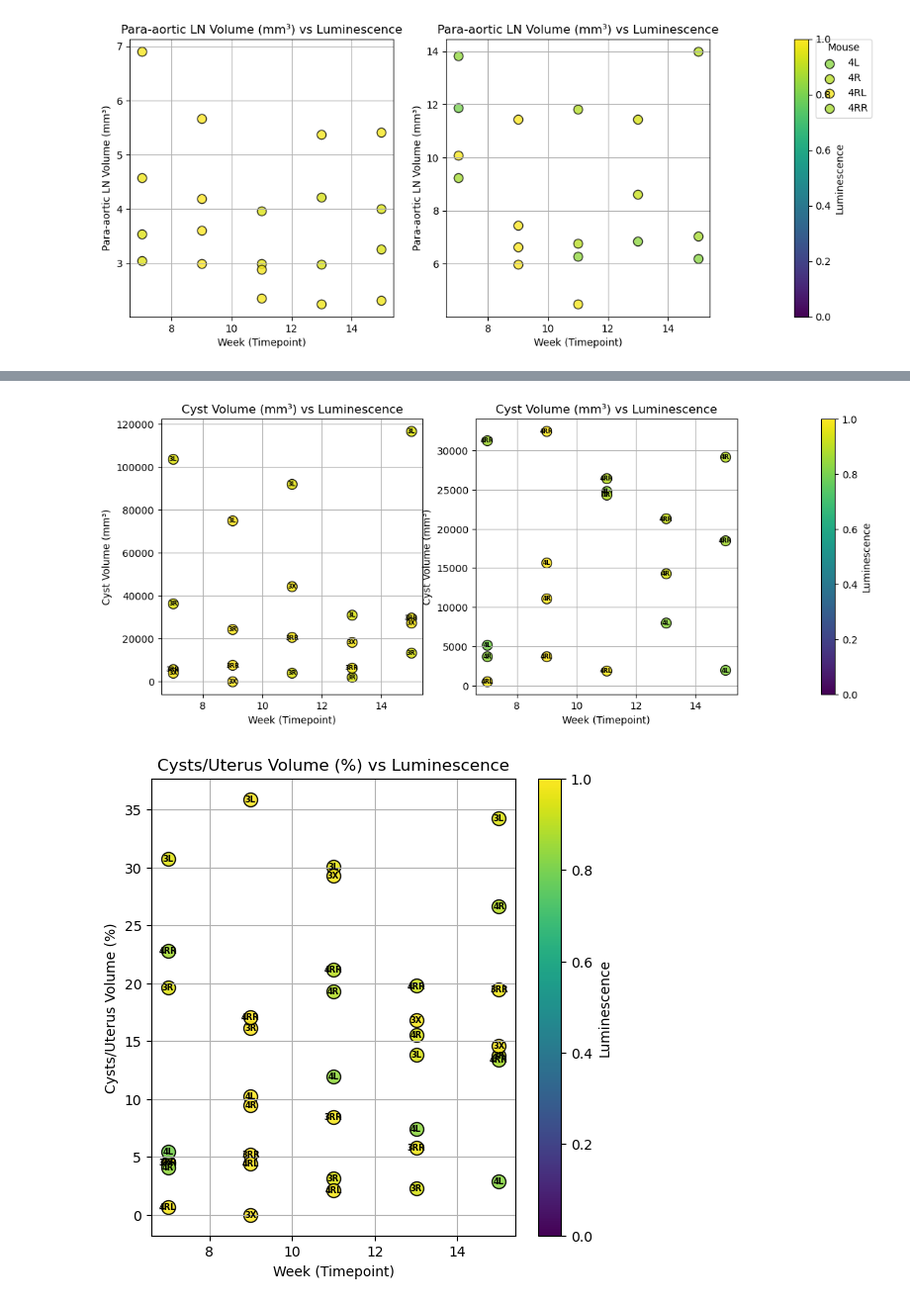
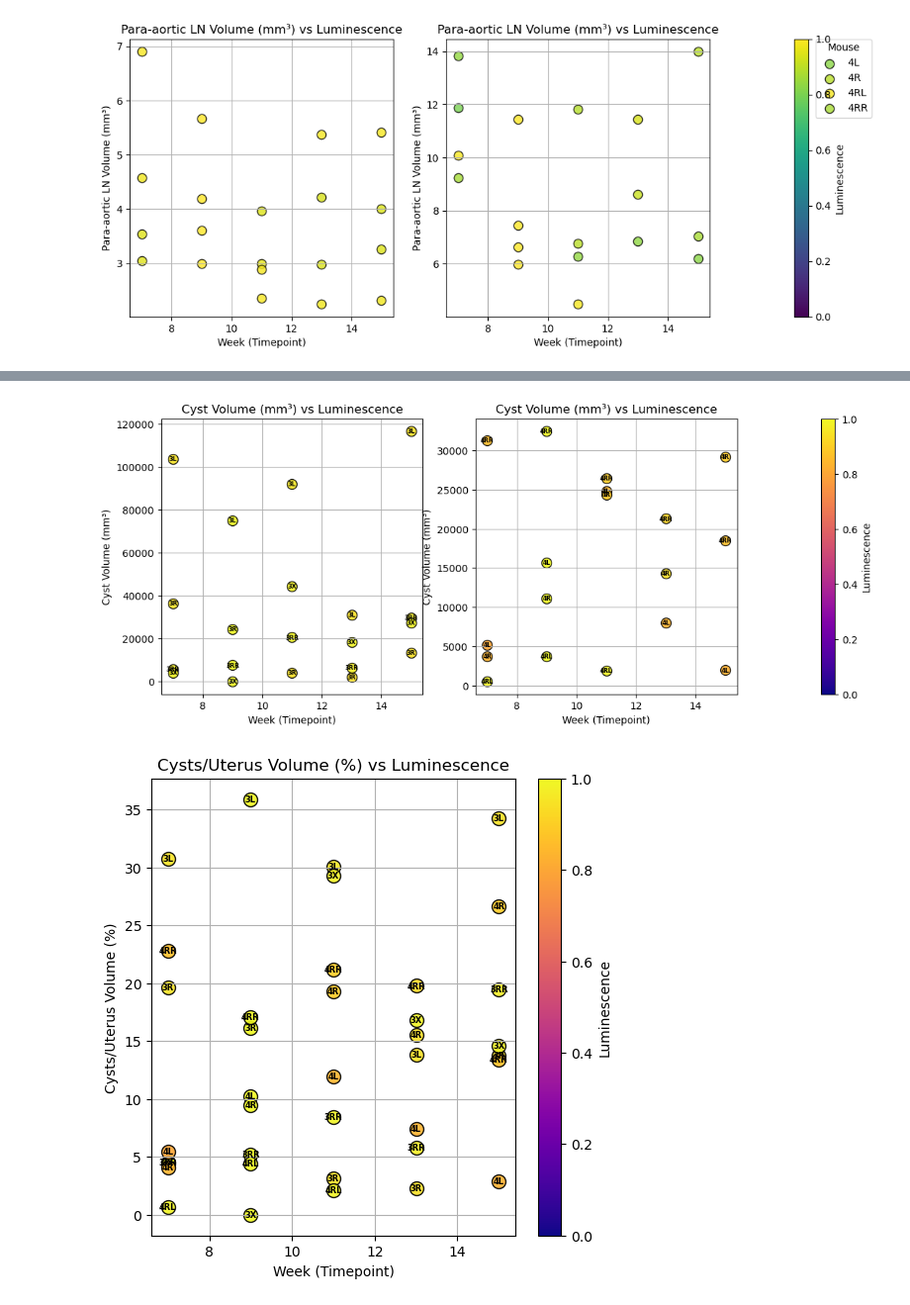
Before and after one commit to vrama16/LymeDisease, a Jupyter notebook: ChangesOverTimeEverything.ipynb, the cells around one changed output, grey strips where cells are left out. Shown at 99% size. Saved outputs shown, nothing was run; the diff lists cells and outputs as text; code cells hidden in the pictures.

Commit message:
plasma

```diff
--- a/ChangesOverTimeEverything.ipynb
+++ b/ChangesOverTimeEverything.ipynb
@@ -196,7 +196,7 @@ def plot_variable(var_key, var_label, split_by_infection=False):
                 else (plt.figure(figsize=(8, 6)), [plt.gca()]))
 
     def plot_group(ax, infected_status):
-        cmap = cm.viridis
+        cmap = cm.plasma   # switched from viridis → plasma for more contrast
         for mouse in sorted(set(e['Mouse'] for e in mri_data if e['Infected'] == infected_status)):
             entries = sorted([e for e in mri_data if e['Mouse'] == mouse], key=lambda x: x['Week'])
             weeks = [e['Week'] for e in entries]
@@ -209,7 +209,7 @@ def plot_variable(var_key, var_label, split_by_infection=False):
                 if lum is not None:
                     color = cmap(lum / lum_max)
                     ax.scatter(w, v, s=100, color=color, edgecolor="k", alpha=0.9)
-                    # Label inside dot with black text
+                    # Label inside dot
                     ax.text(w, v, mouse, fontsize=6, ha='center', va='center', color='black', weight='bold')
 
         ax.set_xlabel("Week (Timepoint)")
@@ -224,7 +224,7 @@ def plot_variable(var_key, var_label, split_by_infection=False):
         axs[1].set_title(f"{var_label} vs Luminescence (Infected)")
         plot_group(axs[1], infected_status=True)
 
-        plt.colorbar(cm.ScalarMappable(cmap=cm.viridis), ax=axs, label="Luminescence")
+        plt.colorbar(cm.ScalarMappable(cmap=cm.plasma), ax=axs, label="Luminescence")
         plt.subplots_adjust(right=0.7)
         plt.show()
     else:
@@ -232,7 +232,7 @@ def plot_variable(var_key, var_label, split_by_infection=False):
         for status in [False, True]:
             plot_group(axs[0], infected_status=status)
 
-        plt.colorbar(cm.ScalarMappable(cmap=cm.viridis), ax=axs[0], label="Luminescence")
+        plt.colorbar(cm.ScalarMappable(cmap=cm.plasma), ax=axs[0], label="Luminescence")
         plt.subplots_adjust(right=0.7)
         plt.show()
 
@@ -248,2 +248,2 @@ for var_key, var_label in variables:
-[figure, old version]
+[figure, new version]
-[figure, old version]
+[figure, new version]
```
Also changed, not shown: parts of 1 cell of this notebook.
